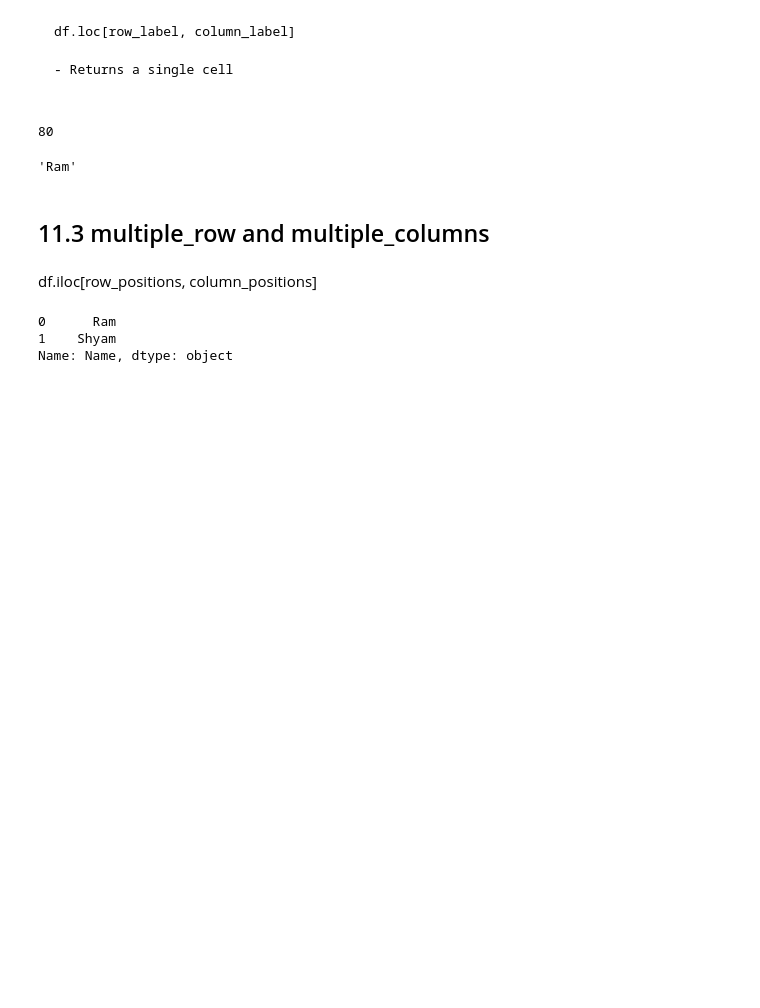
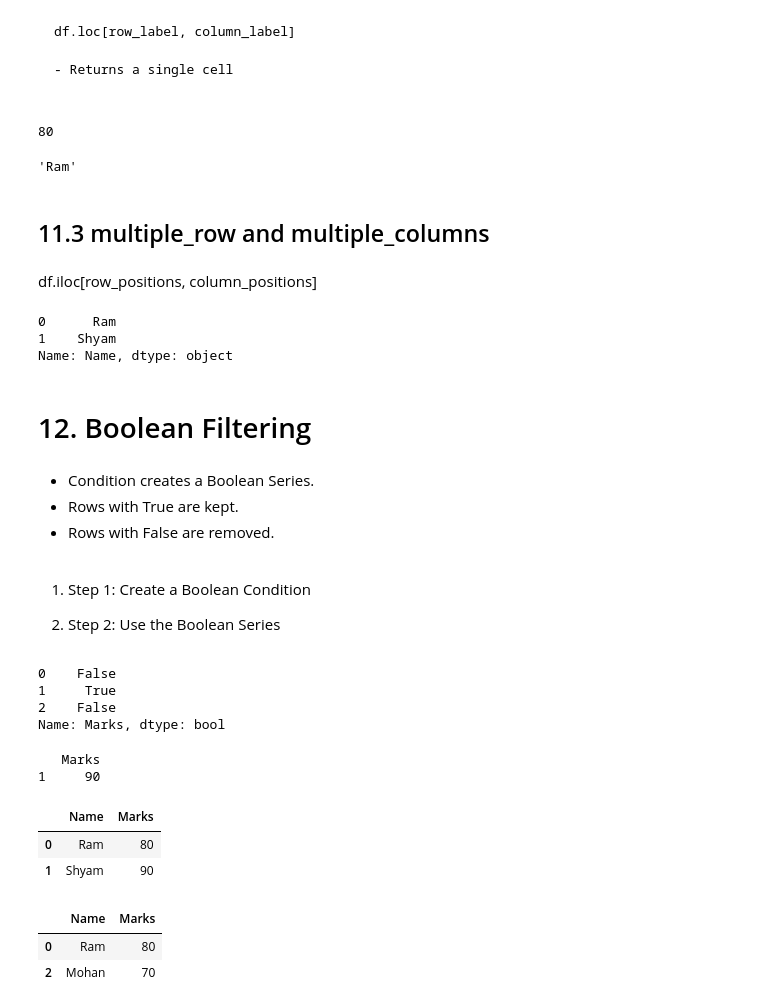
Before and after one commit to kshitij-commit/DataScience, a Jupyter notebook: 03_pandas/02_dataframe.ipynb, the cells around one changed output. Drawn from its saved outputs; the diff is of its cells as text; code cells hidden in the pictures; blank space fills up the shorter version.

Commit message:
added boolean filtering'

```diff
--- a/03_pandas/02_dataframe.ipynb
+++ b/03_pandas/02_dataframe.ipynb
@@ -849,3 +849,50 @@ print(df.iloc[[0,1],0])
 0      Ram
 1    Shyam
 Name: Name, dtype: object
+# %% [markdown]
+# 12. Boolean Filtering
+# %% [markdown]
+- Condition creates a Boolean Series.
+- Rows with True are kept.
+- Rows with False are removed.
+# %% [markdown]
+1. Step 1: Create a Boolean Condition
+
+2. Step 2: Use the Boolean Series
+# %%
+"Example 1"
+
+df = pd.DataFrame({
+    "Marks":[80,90,70]
+})
+
+df["Marks"] > 80
+# %% [output]
+0    False
+1     True
+2    False
+Name: Marks, dtype: bool
+# %%
+print(df[df["Marks"] > 80])
+# %% [output]
+   Marks
+1     90
+# %%
+"Example 1"
+
+df = pd.DataFrame({
+    "Name":["Ram","Shyam","Mohan"],
+    "Marks":[80,90,70]
+})
+
+df[df["Marks"] >= 80]
+# %% [output]
+|  | Name | Marks |
+| 0 | Ram | 80 |
+| 1 | Shyam | 90 |
+# %%
+df[df["Marks"] < 85]
+# %% [output]
+|  | Name | Marks |
+| 0 | Ram | 80 |
+| 2 | Mohan | 70 |
```
Also changed, not shown: parts of 10 cells of this notebook.
